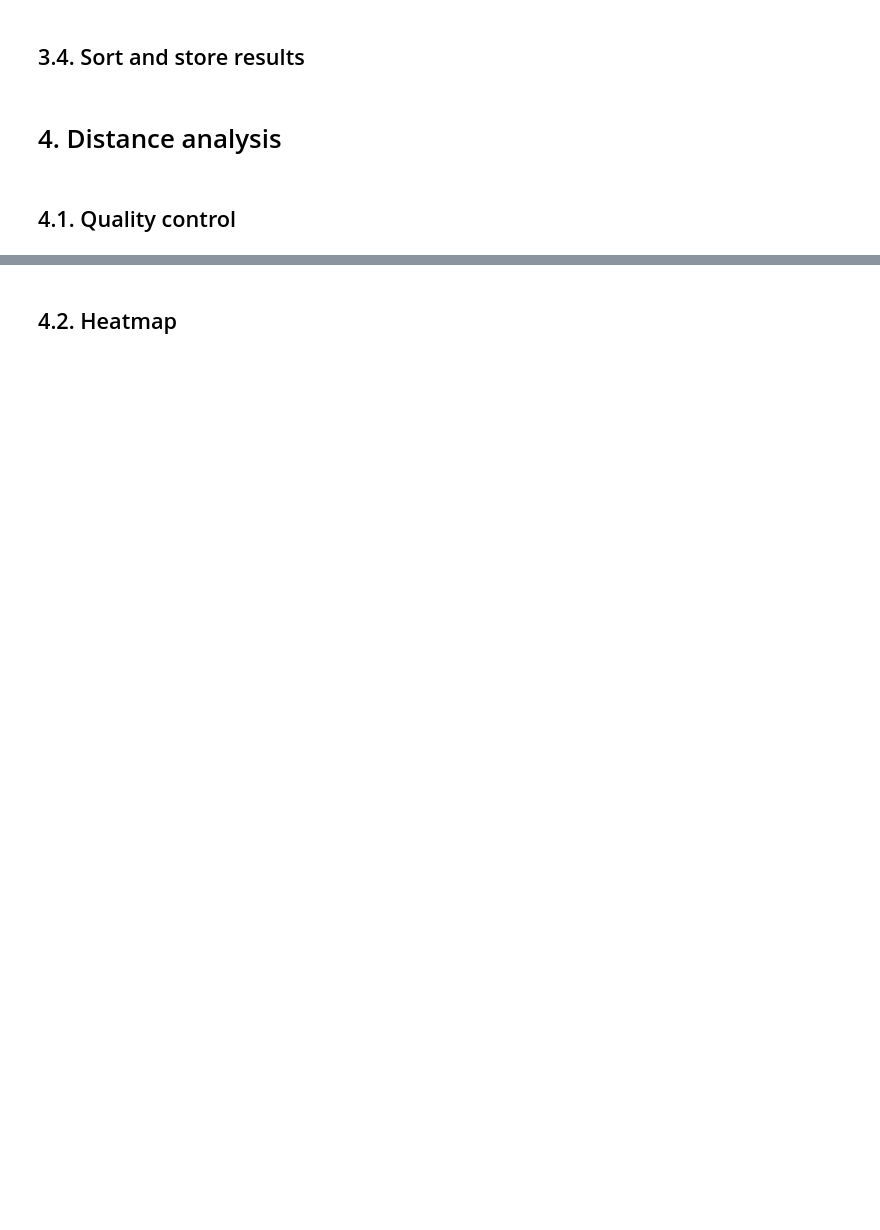
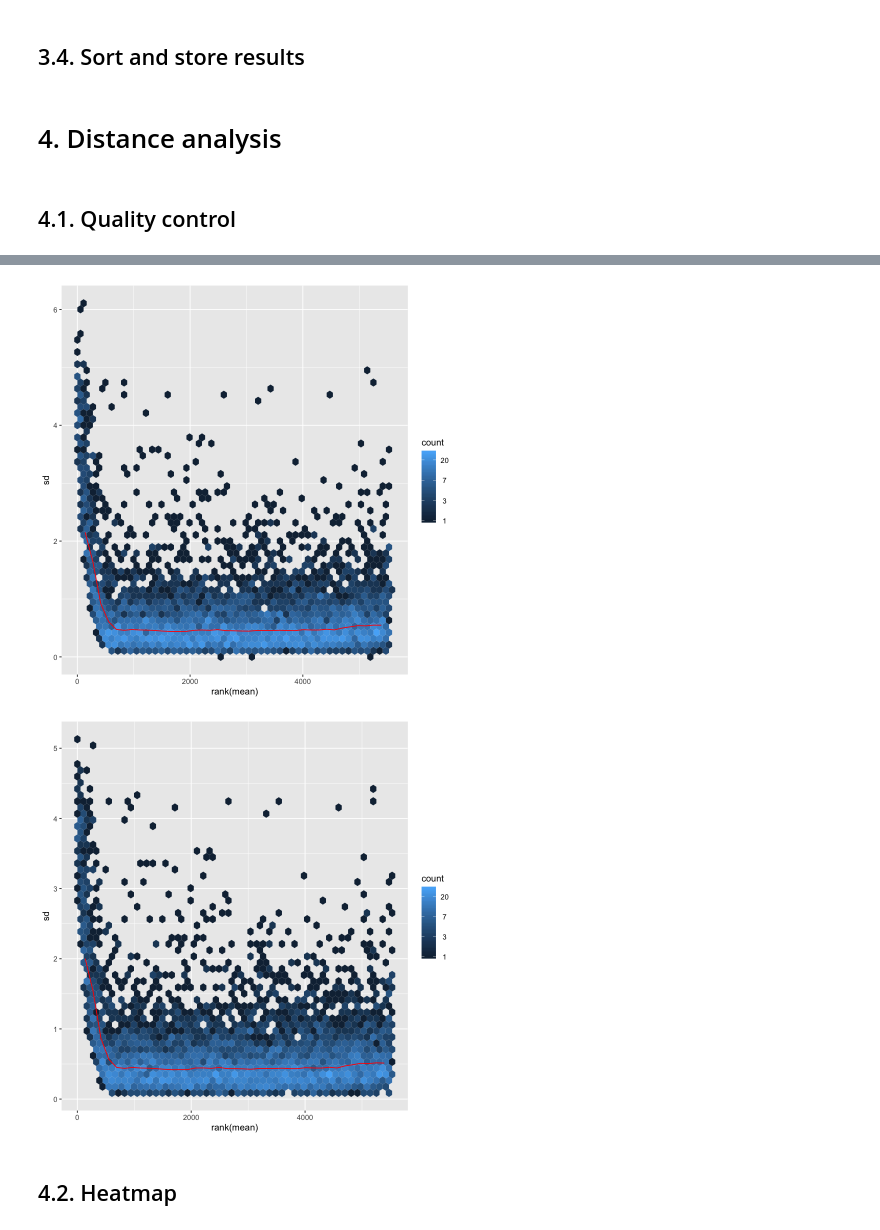
Before and after one commit to adelomana/uwm, a Jupyter notebook: transcriptomics/transcriptomics_DESeq2.ipynb, the cells around one changed output, grey strips where cells are left out. Saved outputs shown, nothing was run; the diff lists cells and outputs as text; code cells hidden in the pictures; blank space fills up the shorter version.

```diff
--- a/transcriptomics/transcriptomics_DESeq2.ipynb
+++ b/transcriptomics/transcriptomics_DESeq2.ipynb
@@ -462,3 +606,12 @@ meanSdPlot(assay(rldB))
+# %%
+ntd_HE=normTransform(dds_HE)
+rld_HE=rlog(dds_HE,blind=FALSE)
+
+meanSdPlot(assay(ntd_HE))
+meanSdPlot(assay(rld_HE))
+# %% [output]
+[figure, added]
+[figure, added]
 # %% [markdown]
 ## 4.2. Heatmap
 # %%
```
Also changed, not shown: parts of 39 cells of this notebook, 2 other files.
